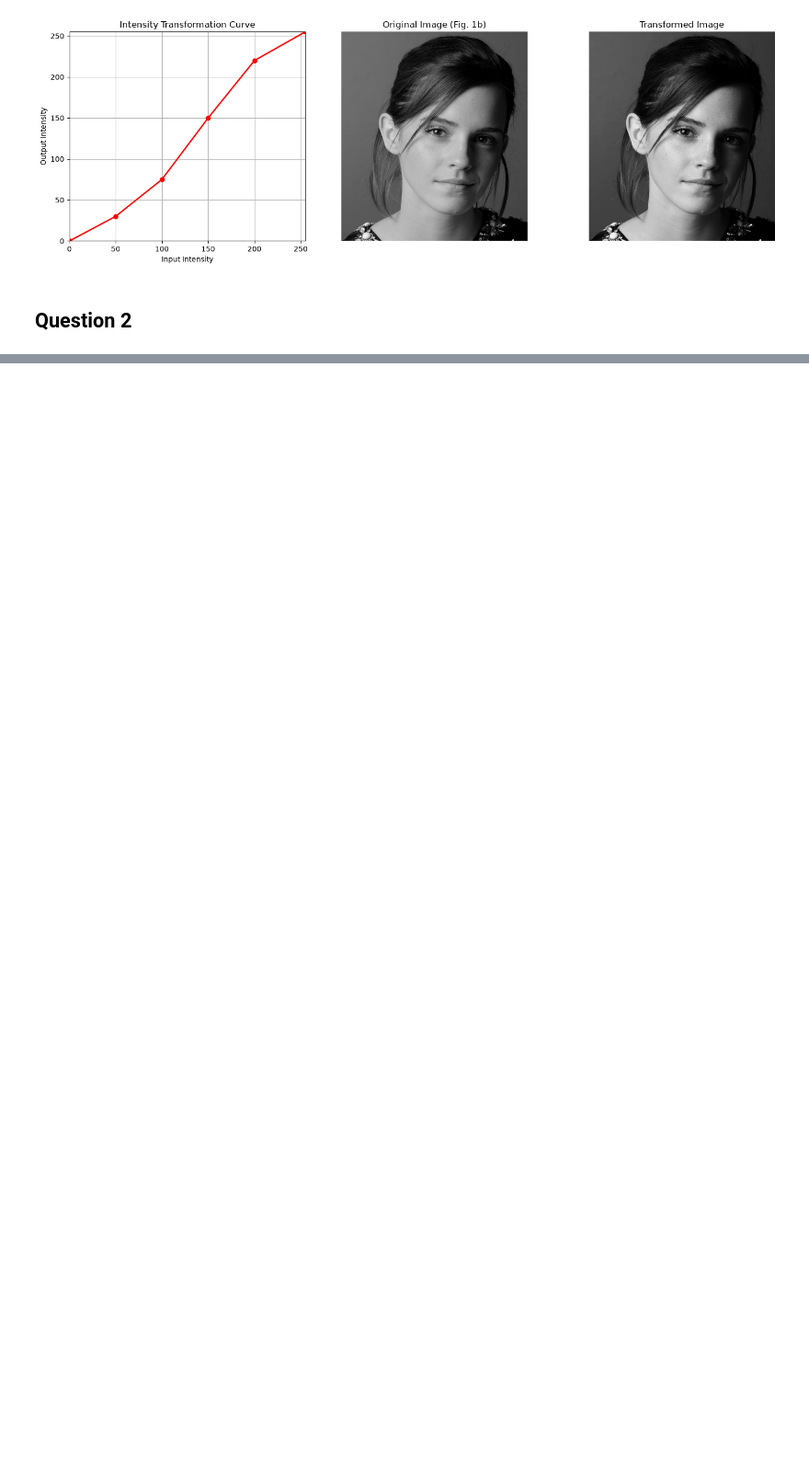
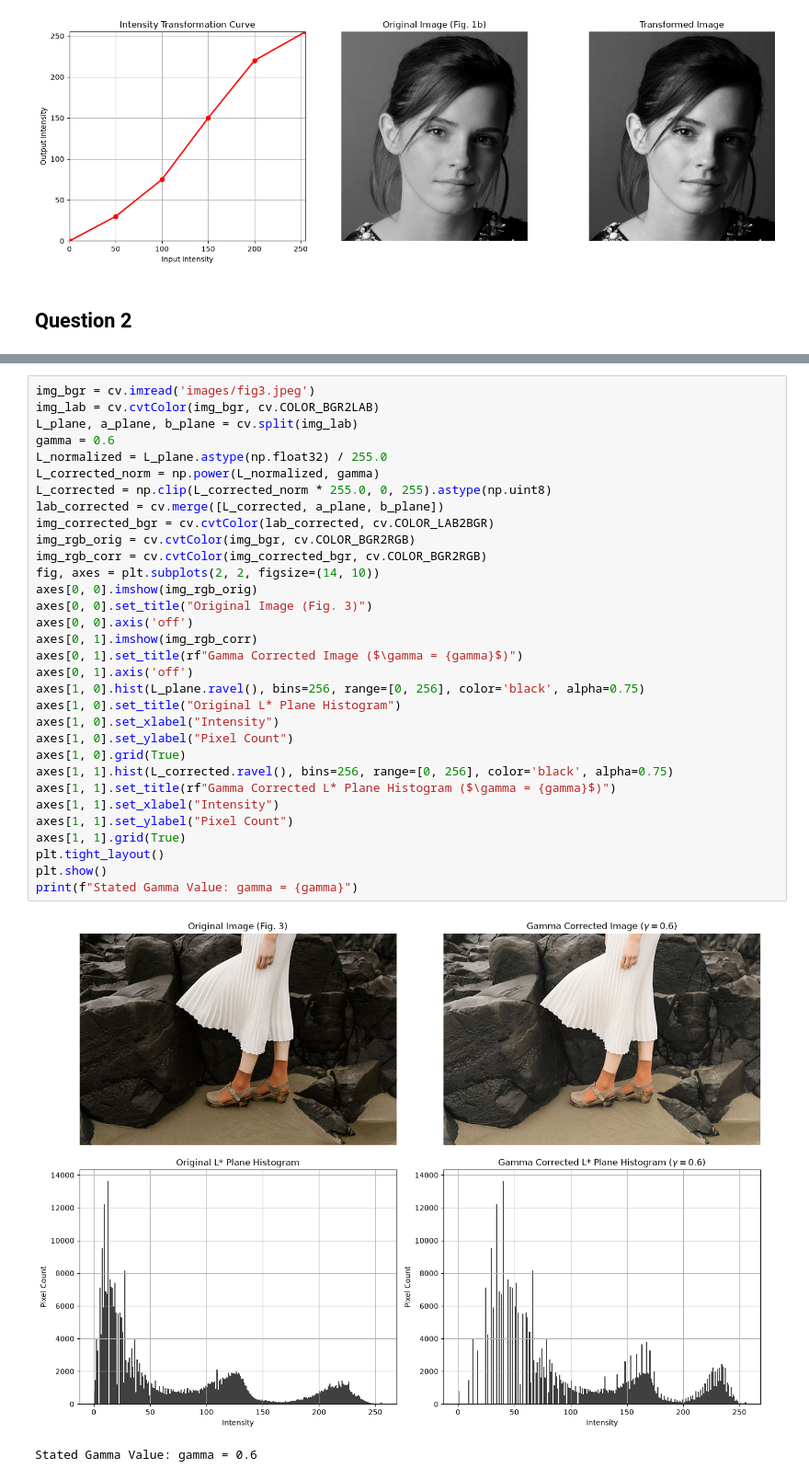
Before and after one commit to HirunaK/Intensity-Transformations-and-Neighborhood-Filtering, a Jupyter notebook: report.ipynb, the cells around one changed output, grey strips where cells are left out. Shown at 92% size. Saved outputs shown, nothing was run; the diff lists cells and outputs as text; blank space fills up the shorter version.

```diff
--- a/report.ipynb
+++ b/report.ipynb
@@ -144,0 +120,35 @@ plt.show()
+# %%
+img_bgr = cv.imread('images/fig3.jpeg')
+img_lab = cv.cvtColor(img_bgr, cv.COLOR_BGR2LAB)
+L_plane, a_plane, b_plane = cv.split(img_lab)
+gamma = 0.6
+L_normalized = L_plane.astype(np.float32) / 255.0
+L_corrected_norm = np.power(L_normalized, gamma)
+L_corrected = np.clip(L_corrected_norm * 255.0, 0, 255).astype(np.uint8)
+lab_corrected = cv.merge([L_corrected, a_plane, b_plane])
+img_corrected_bgr = cv.cvtColor(lab_corrected, cv.COLOR_LAB2BGR)
+img_rgb_orig = cv.cvtColor(img_bgr, cv.COLOR_BGR2RGB)
+img_rgb_corr = cv.cvtColor(img_corrected_bgr, cv.COLOR_BGR2RGB)
+fig, axes = plt.subplots(2, 2, figsize=(14, 10))
+axes[0, 0].imshow(img_rgb_orig)
+axes[0, 0].set_title("Original Image (Fig. 3)")
+axes[0, 0].axis('off')
+axes[0, 1].imshow(img_rgb_corr)
+axes[0, 1].set_title(rf"Gamma Corrected Image ($\gamma = {gamma}$)")
+axes[0, 1].axis('off')
+axes[1, 0].hist(L_plane.ravel(), bins=256, range=[0, 256], color='black', alpha=0.75)
+axes[1, 0].set_title("Original L* Plane Histogram")
+axes[1, 0].set_xlabel("Intensity")
+axes[1, 0].set_ylabel("Pixel Count")
+axes[1, 0].grid(True)
+axes[1, 1].hist(L_corrected.ravel(), bins=256, range=[0, 256], color='black', alpha=0.75)
+axes[1, 1].set_title(rf"Gamma Corrected L* Plane Histogram ($\gamma = {gamma}$)")
+axes[1, 1].set_xlabel("Intensity")
+axes[1, 1].set_ylabel("Pixel Count")
+axes[1, 1].grid(True)
+plt.tight_layout()
+plt.show()
+print(f"Stated Gamma Value: gamma = {gamma}")
+# %% [output]
+[figure, added]
+Stated Gamma Value: gamma = 0.6
```
Also changed, not shown: parts of 8 cells of this notebook, 24 other files.
